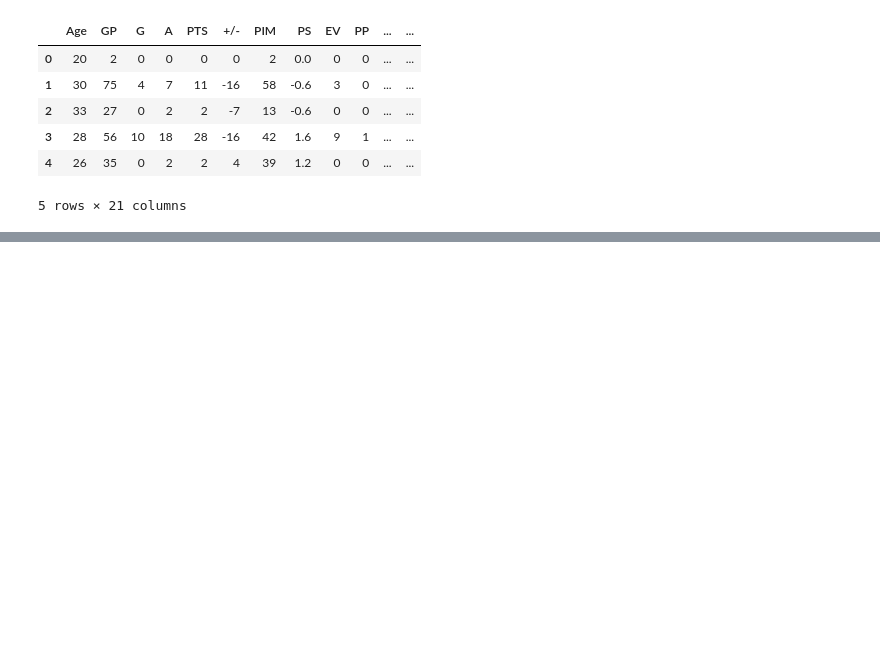
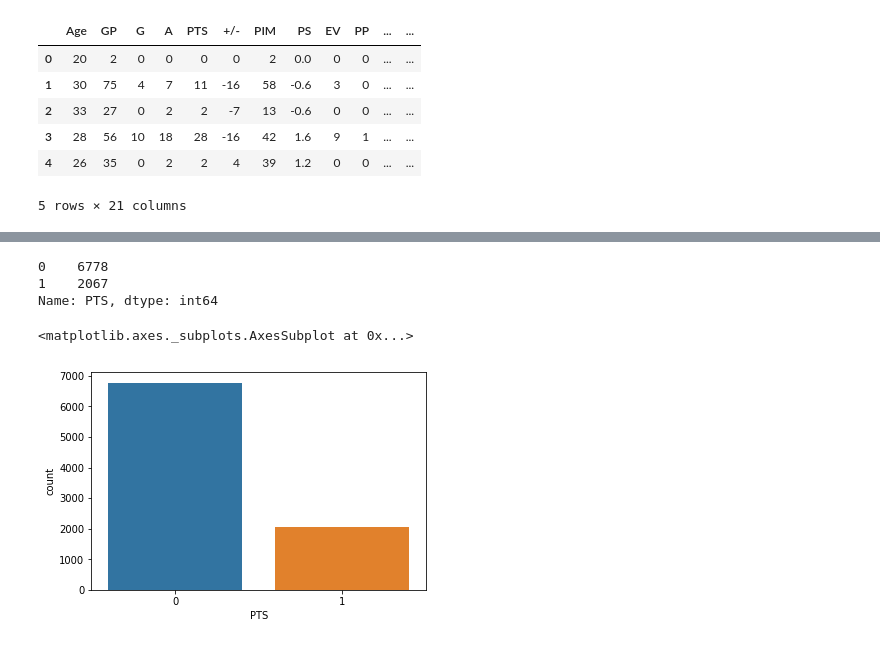
Before and after one commit to knwright/Hard_Refresh, a Jupyter notebook: NHL_Player_ML.ipynb, the cells around one changed output, grey strips where cells are left out. Cells and saved outputs as stored; diff of their text form; code cells hidden in the pictures; blank space fills up the shorter version.

```diff
--- a/NHL_Player_ML.ipynb
+++ b/NHL_Player_ML.ipynb
@@ -68,6 +59,9 @@ dtype: float64
+# %%
+# Replace NAN values with the mean
+cleandf.fillna(cleandf.mean(), inplace=True)
 # %%
 # Preprocessing the data
-bins = (0, 34.5, 113)
+bins = (-1, 34.5, 113)
 group_names = ['no_playoffs', 'playoffs']
 cleandf['PTS'] = pd.cut(cleandf['PTS'], bins = bins, labels = group_names)
 cleandf['PTS'].unique()
@@ -82,0 +84,11 @@ TypeError: '<' not supported between instances of 'str' and 'float'
+# %%
+cleandf['PTS'].value_counts()
+# %% [output]
+0    6778
+1    2067
+Name: PTS, dtype: int64
+# %%
+sns.countplot(cleandf['PTS'])
+# %% [output]
+<matplotlib.axes._subplots.AxesSubplot at 0x...>
+[figure, added]
```
Also changed, not shown: parts of 34 cells of this notebook.
